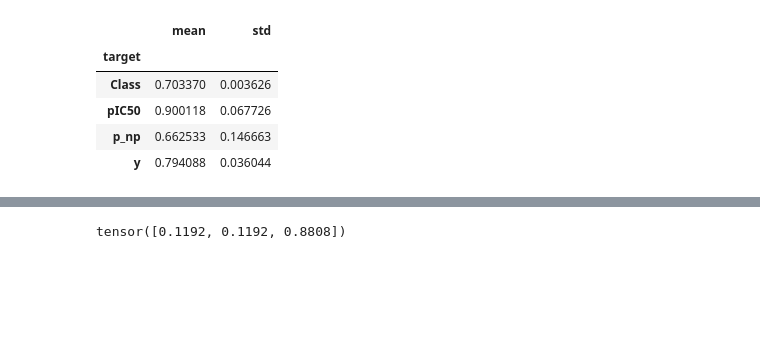
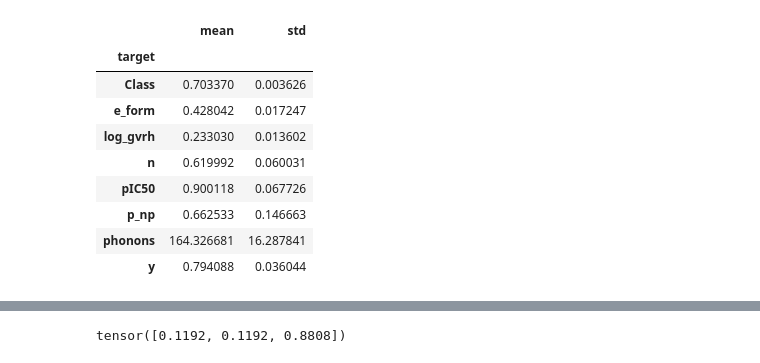
Before and after one commit to HaroldBenoit/chem-ml-repr, a Jupyter notebook: code/experiment.ipynb, the cells around one changed output, grey strips where cells are left out. Drawn from its saved outputs; the diff is of its cells as text; code cells hidden in the pictures; blank space fills up the shorter version.

Commit message:
results table

```diff
--- a/code/experiment.ipynb
+++ b/code/experiment.ipynb
@@ -5,17 +5,21 @@ LightningClassicGNN.load_from_checkpoint("../training_artifacts/test-project/1dj
 # %%
 import pandas as pd
 
 df = pd.read_csv("../experiments_results/global_results.csv", index_col="dataset")
 
 df = df.drop('time',axis=1)
 
 df = df.drop_duplicates()
 
-df.groupby('target')['metric_value'].aggregate(['mean','std'])
+df.groupby('target')['metric_value'].aggregate(['mean','std']).sort_index()
 # %% [output]
 |  | mean | std |
 | target |  |  |
 | Class | 0.703370 | 0.003626 |
+| e_form | 0.428042 | 0.017247 |
+| log_gvrh | 0.233030 | 0.013602 |
+| n | 0.619992 | 0.060031 |
 | pIC50 | 0.900118 | 0.067726 |
 | p_np | 0.662533 | 0.146663 |
+| phonons | 164.326681 | 16.287841 |
 | y | 0.794088 | 0.036044 |
```
Also changed, not shown: parts of 1 cell of this notebook.
